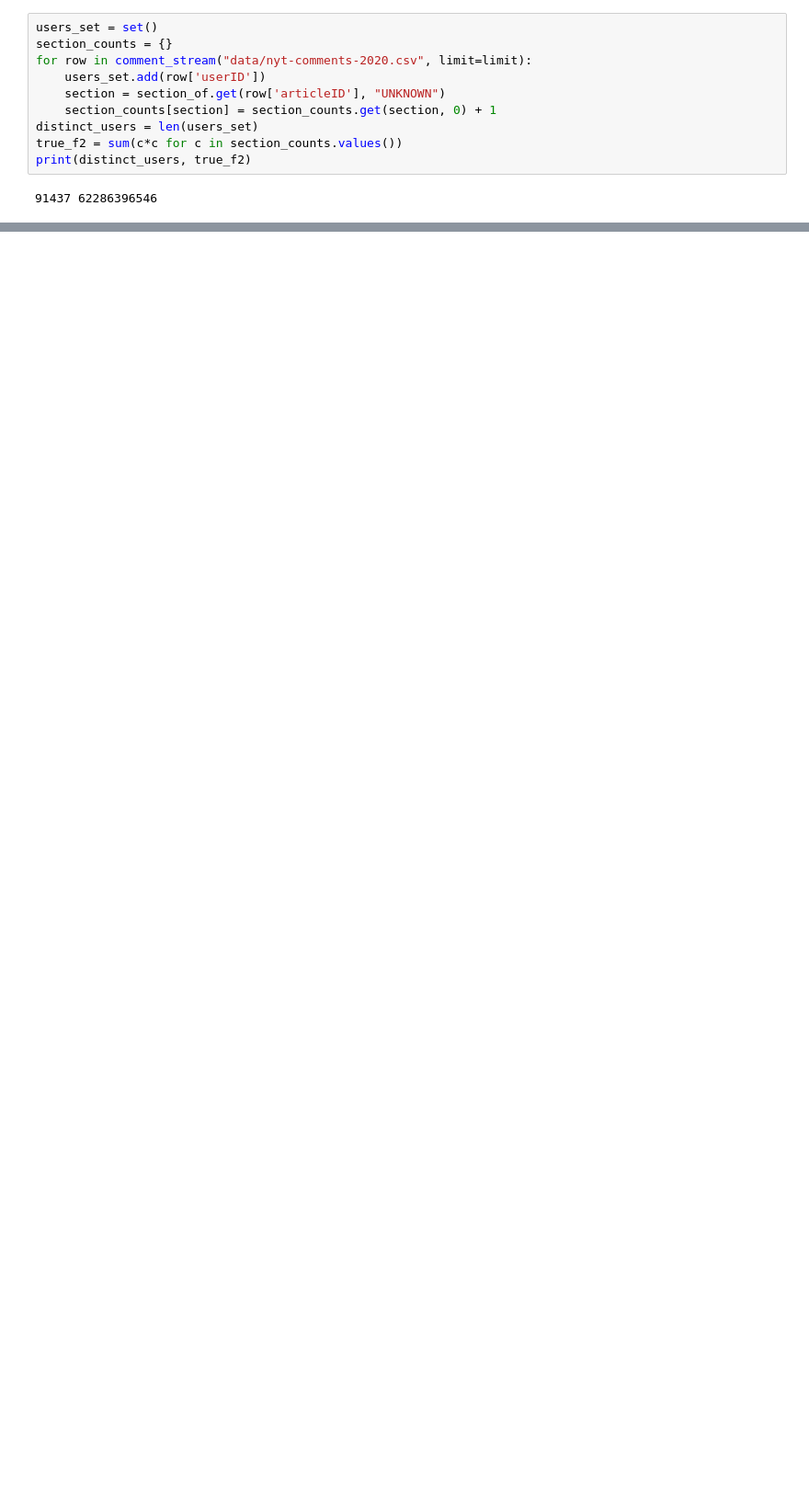
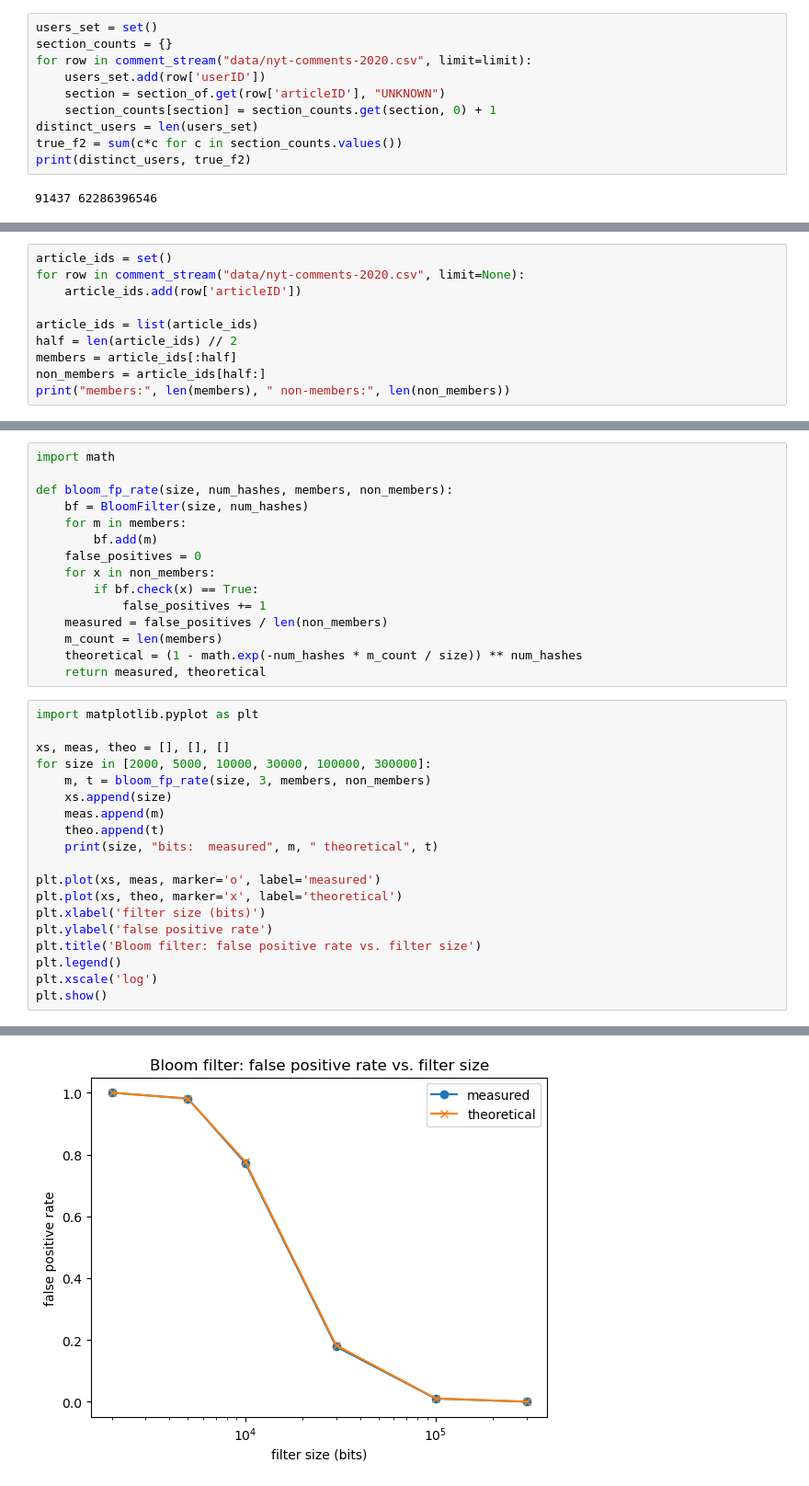
Before and after one commit to FeMaspe02/AlgorithmsProject_MasperoFederico, a Jupyter notebook: stream_analysis.ipynb, the cells around one changed output, grey strips where cells are left out. Shown at 92% size. Drawn from its saved outputs; the diff is of its cells as text; blank space fills up the shorter version.

```diff
--- a/stream_analysis.ipynb
+++ b/stream_analysis.ipynb
@@ -268,0 +362,10 @@ print(distinct_users, true_f2)
+# %%
+article_ids = set()
+for row in comment_stream("data/nyt-comments-2020.csv", limit=None):
+    article_ids.add(row['articleID'])
+
+article_ids = list(article_ids)
+half = len(article_ids) // 2
+members = article_ids[:half]
+non_members = article_ids[half:]
+print("members:", len(members), " non-members:", len(non_members))
@@ -268,0 +374,35 @@ print(distinct_users, true_f2)
+# %%
+import math
+
+def bloom_fp_rate(size, num_hashes, members, non_members):
+    bf = BloomFilter(size, num_hashes)
+    for m in members:
+        bf.add(m)
+    false_positives = 0
+    for x in non_members:
+        if bf.check(x) == True:
+            false_positives += 1
+    measured = false_positives / len(non_members)
+    m_count = len(members)
+    theoretical = (1 - math.exp(-num_hashes * m_count / size)) ** num_hashes
+    return measured, theoretical
+# %%
+import matplotlib.pyplot as plt
+
+xs, meas, theo = [], [], []
+for size in [2000, 5000, 10000, 30000, 100000, 300000]:
+    m, t = bloom_fp_rate(size, 3, members, non_members)
+    xs.append(size)
+    meas.append(m)
+    theo.append(t)
+    print(size, "bits:  measured", m, " theoretical", t)
+
+plt.plot(xs, meas, marker='o', label='measured')
+plt.plot(xs, theo, marker='x', label='theoretical')
+plt.xlabel('filter size (bits)')
+plt.ylabel('false positive rate')
+plt.title('Bloom filter: false positive rate vs. filter size')
+plt.legend()
+plt.xscale('log')
+plt.show()
+# %% [output]
@@ -268,0 +415 @@ print(distinct_users, true_f2)
+[figure, added]
```
Also changed, not shown: parts of 19 cells of this notebook.
